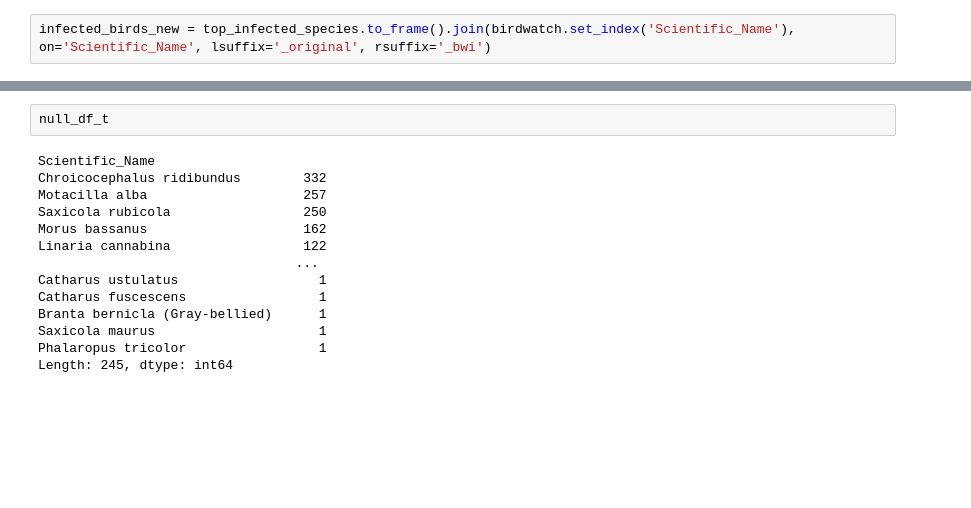
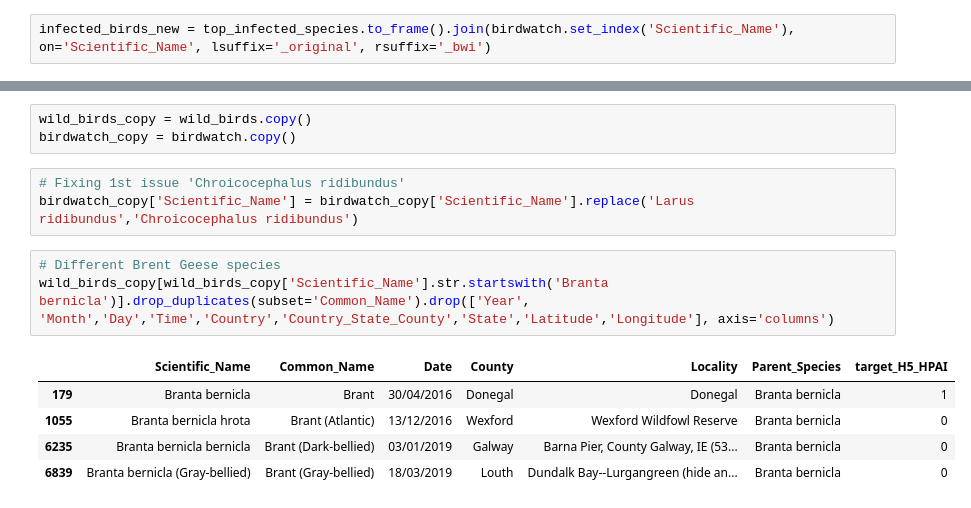
Before and after one commit to pessini/avian-flu-wild-birds-ireland, a Jupyter notebook: Datasets.ipynb, the cells around one changed output, grey strips where cells are left out. Saved outputs shown, nothing was run; the diff lists cells and outputs as text; blank space fills up the shorter version.

```diff
--- a/Datasets.ipynb
+++ b/Datasets.ipynb
@@ -262,16 +261,15 @@ Source: https://www.waterfowl.org.uk/wildfowl/swans-geese-allies/brent-goose/
-# %%
-null_df_t
-# %% [output]
-Scientific_Name
-Chroicocephalus ridibundus        332
-Motacilla alba                    257
-Saxicola rubicola                 250
-Morus bassanus                    162
-Linaria cannabina                 122
-                                 ...
-Catharus ustulatus                  1
-Catharus fuscescens                 1
-Branta bernicla (Gray-bellied)      1
-Saxicola maurus                     1
-Phalaropus tricolor                 1
-Length: 245, dtype: int64
+# %%
+wild_birds_copy = wild_birds.copy()
+birdwatch_copy = birdwatch.copy()
+# %%
+# Fixing 1st issue 'Chroicocephalus ridibundus'
+birdwatch_copy['Scientific_Name'] = birdwatch_copy['Scientific_Name'].replace('Larus ridibundus','Chroicocephalus ridibundus')
+# %%
+# Different Brent Geese species
+wild_birds_copy[wild_birds_copy['Scientific_Name'].str.startswith('Branta bernicla')].drop_duplicates(subset='Common_Name').drop(['Year', 'Month','Day','Time','Country','Country_State_County','State','Latitude','Longitude'], axis='columns')
+# %% [output]
+|  | Scientific_Name | Common_Name | Date | County | Locality | Parent_Species | target_H5_HPAI |
+| 179 | Branta bernicla | Brant | 30/04/2016 | Donegal | Donegal | Branta bernicla | 1 |
+| 1055 | Branta bernicla hrota | Brant (Atlantic) | 13/12/2016 | Wexford | Wexford Wildfowl Reserve | Branta bernicla | 0 |
+| 6235 | Branta bernicla bernicla | Brant (Dark-bellied) | 03/01/2019 | Galway | Barna Pier, County Galway, IE (53... | Branta bernicla | 0 |
+| 6839 | Branta bernicla (Gray-bellied) | Brant (Gray-bellied) | 18/03/2019 | Louth | Dundalk Bay--Lurgangreen (hide an... | Branta bernicla | 0 |
```
Also changed, not shown: parts of 9 cells of this notebook, 1 other file.
